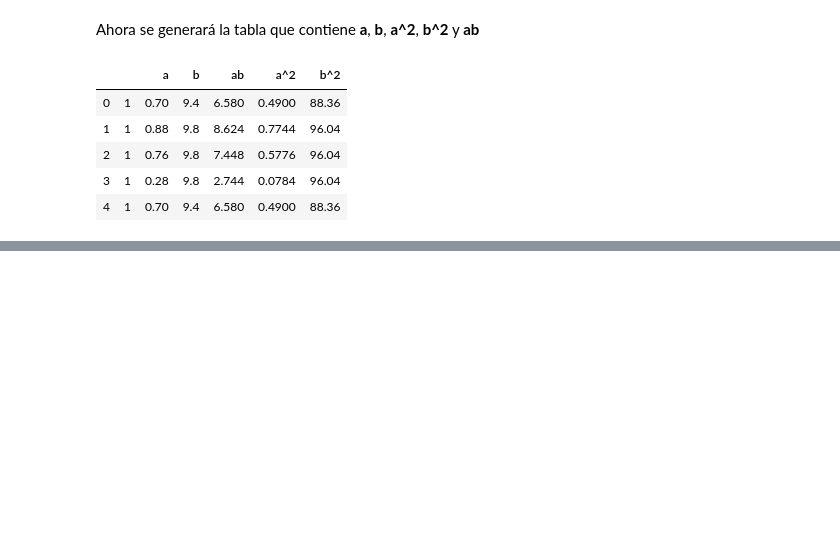
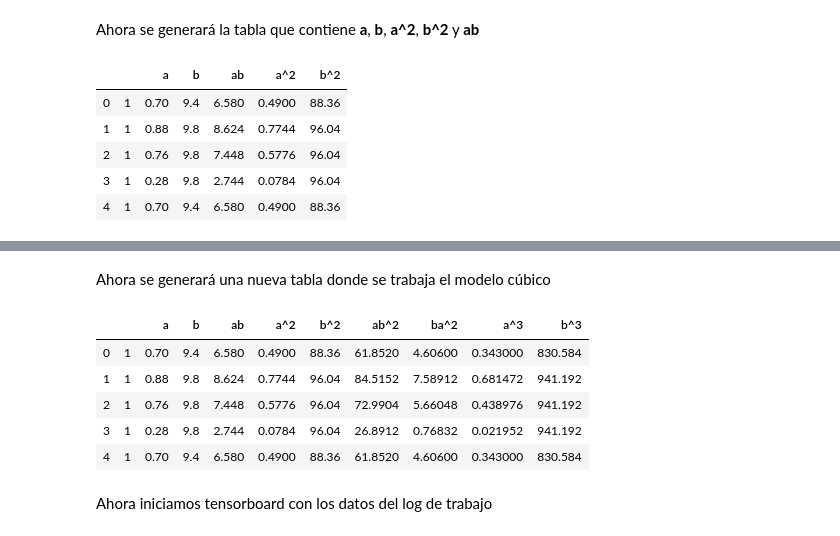
Before and after one commit to dvallesc/practica2-StadisticalLearning, a Jupyter notebook: FeatureEngineering-Tarea2-Diego_Valle.ipynb, the cells around one changed output, grey strips where cells are left out. Cells and saved outputs as stored; diff of their text form; code cells hidden in the pictures; blank space fills up the shorter version.

```diff
--- a/FeatureEngineering-Tarea2-Diego_Valle.ipynb
+++ b/FeatureEngineering-Tarea2-Diego_Valle.ipynb
@@ -164,0 +241,20 @@ xEnt.head()
+# %% [markdown]
+Ahora se generará una nueva tabla donde se trabaja el modelo cúbico
+# %%
+xEntTf = xEnt.copy()
+xEntTf['ab^2'] = xEnt['a'] * xEnt['b^2']
+xEntTf['ba^2'] = xEnt['b'] * xEnt['a^2']
+xEntTf['a^3'] = xEnt['a'] ** 3
+xEntTf['b^3'] = xEnt['b'] ** 3
+pol = xEntTf.shape[1]
+
+xEntTf.head()
+# %% [output]
+|  |  | a | b | ab | a^2 | b^2 | ab^2 | ba^2 | a^3 | b^3 |
+| 0 | 1 | 0.70 | 9.4 | 6.580 | 0.4900 | 88.36 | 61.8520 | 4.60600 | 0.343000 | 830.584 |
+| 1 | 1 | 0.88 | 9.8 | 8.624 | 0.7744 | 96.04 | 84.5152 | 7.58912 | 0.681472 | 941.192 |
+| 2 | 1 | 0.76 | 9.8 | 7.448 | 0.5776 | 96.04 | 72.9904 | 5.66048 | 0.438976 | 941.192 |
+| 3 | 1 | 0.28 | 9.8 | 2.744 | 0.0784 | 96.04 | 26.8912 | 0.76832 | 0.021952 | 941.192 |
+| 4 | 1 | 0.70 | 9.4 | 6.580 | 0.4900 | 88.36 | 61.8520 | 4.60600 | 0.343000 | 830.584 |
+# %% [markdown]
+Ahora iniciamos tensorboard con los datos del log de trabajo
```
Also changed, not shown: parts of 18 cells of this notebook.
